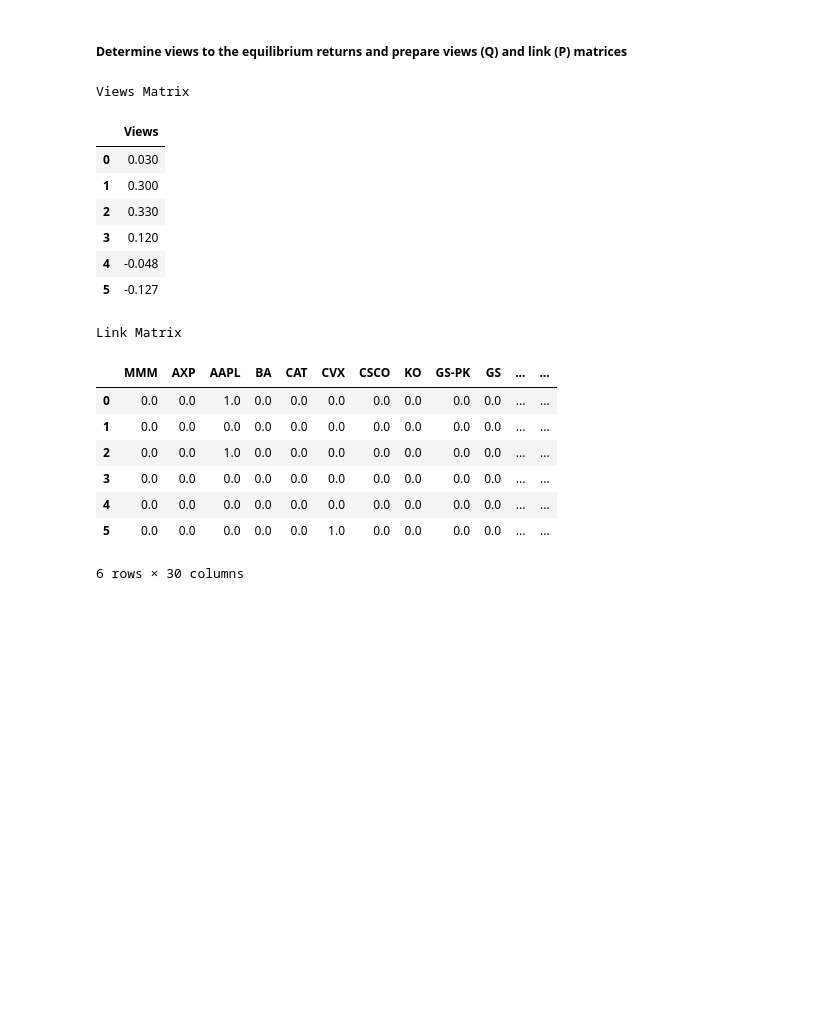
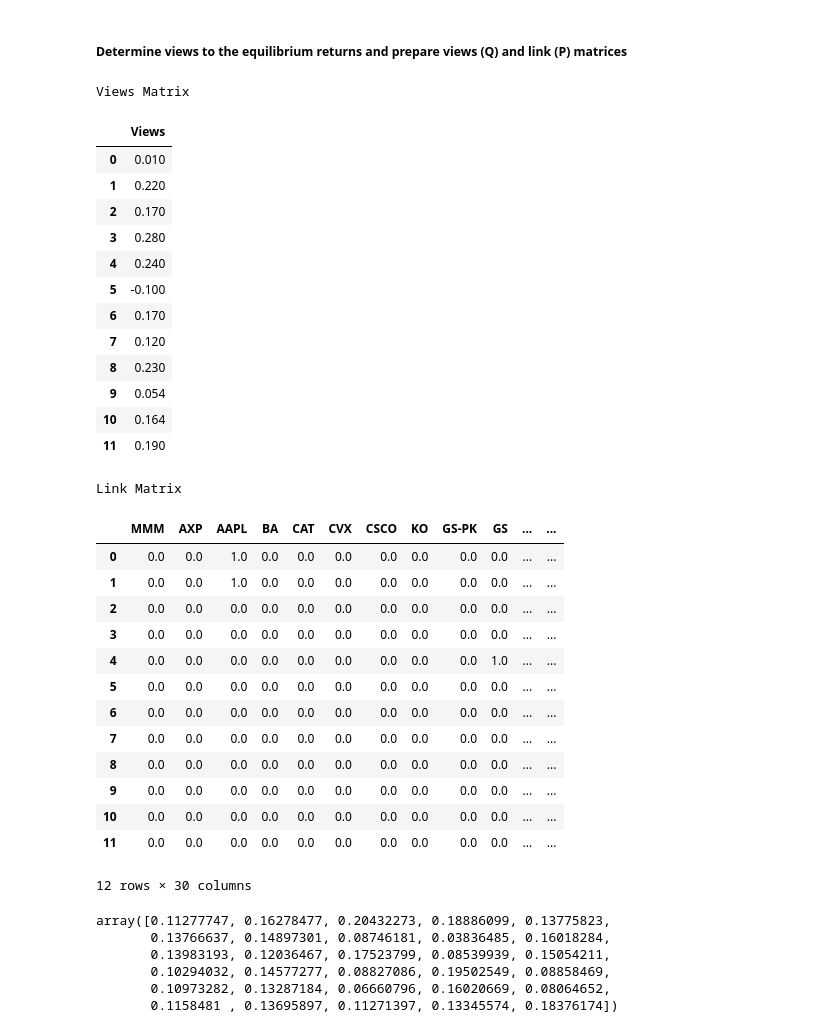
Before and after one commit to ps1899/Portfolio_Optimization-Black_Litterman, a Jupyter notebook: bl.ipynb, the cells around one changed output. Cells and saved outputs as stored; diff of their text form; code cells hidden in the pictures; blank space fills up the shorter version.

```diff
--- a/bl.ipynb
+++ b/bl.ipynb
@@ -286,3 +392,16 @@ y
+# %%
+def get_absolute_views(latest_prices):
+    latest_prices = pd.DataFrame(latest_prices).T
+    latest_prices = latest_prices.pct_change()
+    views_returns = ((1 + np.mean(latest_prices, axis=0)) ** 252)-1
+
+    absolute_views = []
+    for i in range(len(views_returns)):
+        absolute_views.append((stocks_list[i], views_returns[i]))
+
+    return absolute_views
+# %%
+absolute_views = get_absolute_views(latest_prices)
 # %%
 def create_views_and_link_matrix(names, relative_views, absolute_views):
     r, a, c = len(relative_views), len(absolute_views), len(names)
@@ -292,53 +411,82 @@ def create_views_and_link_matrix(names, relative_views, absolute_views):
             Q.append(i[1]);
     P = np.zeros([r+a, c])
     nameToIndex = dict()
     for i, n in enumerate(names):
         nameToIndex[n] = i
     for i, v in enumerate(relative_views):
         name1, name2 = relative_views[i][0], relative_views[i][2]
         P[i, nameToIndex[name1]] = +1 if relative_views[i][1] == '>' else -1
         P[i, nameToIndex[name2]] = -1 if relative_views[i][1] == '>' else +1
     for i, v in enumerate(absolute_views):
         name  = absolute_views[i][0]
         P[i+r, nameToIndex[name]] += 1
     return np.array(Q), P
 
 
 
-relative_views = [('AAPL', '>', 'MSFT', 0.03)]
+relative_views = [('AAPL', '>', 'MSFT', 0.01)]
 
-absolute_views = [('MSFT', 0.30),
-                    ('AAPL', 0.33),
-                    ('MCD', 0.12),
-                    ('JPM', -0.048),
-                    ('CVX', -0.127,
-                     ('NKE', 0.051))]
+absolute_views_1 = [
+                    ('AAPL', 0.22),
+                    ('CRM', 0.17),
+                    ('DIS', 0.28),
+                    ('GS', 0.24),
+                    ('JNJ', -0.1),
+                    ('JPM', 0.17),
+                    ('MRK', 0.12),
+                    ('MSFT', 0.23),
+                    ('PG', 0.054),
+                    ('UNH', 0.164),
+                    ('V', 0.19)
+                    ]
 
-Q, P = create_views_and_link_matrix(names, relative_views, absolute_views)
+
+Q, P = create_views_and_link_matrix(names, relative_views, absolute_views_1)
 print('Views Matrix')
 display(pd.DataFrame({'Views':Q}))
 print('Link Matrix')
 P = pd.DataFrame(P)
 P.columns = stocks_list
 display(P)
 # %% [output]
 Views Matrix
 |  | Views |
-| 0 | 0.030 |
-| 1 | 0.300 |
-| 2 | 0.330 |
-| 3 | 0.120 |
-| 4 | -0.048 |
-| 5 | -0.127 |
+| 0 | 0.010 |
+| 1 | 0.220 |
+| 2 | 0.170 |
+| 3 | 0.280 |
+| 4 | 0.240 |
+| 5 | -0.100 |
+| 6 | 0.170 |
+| 7 | 0.120 |
+| 8 | 0.230 |
+| 9 | 0.054 |
+| 10 | 0.164 |
+| 11 | 0.190 |
 Link Matrix
 |  | MMM | AXP | AAPL | BA | CAT | CVX | CSCO | KO | GS-PK | GS | ... | ... |
 | 0 | 0.0 | 0.0 | 1.0 | 0.0 | 0.0 | 0.0 | 0.0 | 0.0 | 0.0 | 0.0 | ... | ... |
-| 1 | 0.0 | 0.0 | 0.0 | 0.0 | 0.0 | 0.0 | 0.0 | 0.0 | 0.0 | 0.0 | ... | ... |
-| 2 | 0.0 | 0.0 | 1.0 | 0.0 | 0.0 | 0.0 | 0.0 | 0.0 | 0.0 | 0.0 | ... | ... |
+| 1 | 0.0 | 0.0 | 1.0 | 0.0 | 0.0 | 0.0 | 0.0 | 0.0 | 0.0 | 0.0 | ... | ... |
+| 2 | 0.0 | 0.0 | 0.0 | 0.0 | 0.0 | 0.0 | 0.0 | 0.0 | 0.0 | 0.0 | ... | ... |
 | 3 | 0.0 | 0.0 | 0.0 | 0.0 | 0.0 | 0.0 | 0.0 | 0.0 | 0.0 | 0.0 | ... | ... |
-| 4 | 0.0 | 0.0 | 0.0 | 0.0 | 0.0 | 0.0 | 0.0 | 0.0 | 0.0 | 0.0 | ... | ... |
-| 5 | 0.0 | 0.0 | 0.0 | 0.0 | 0.0 | 1.0 | 0.0 | 0.0 | 0.0 | 0.0 | ... | ... |
+| 4 | 0.0 | 0.0 | 0.0 | 0.0 | 0.0 | 0.0 | 0.0 | 0.0 | 0.0 | 1.0 | ... | ... |
+| 5 | 0.0 | 0.0 | 0.0 | 0.0 | 0.0 | 0.0 | 0.0 | 0.0 | 0.0 | 0.0 | ... | ... |
+| 6 | 0.0 | 0.0 | 0.0 | 0.0 | 0.0 | 0.0 | 0.0 | 0.0 | 0.0 | 0.0 | ... | ... |
+| 7 | 0.0 | 0.0 | 0.0 | 0.0 | 0.0 | 0.0 | 0.0 | 0.0 | 0.0 | 0.0 | ... | ... |
+| 8 | 0.0 | 0.0 | 0.0 | 0.0 | 0.0 | 0.0 | 0.0 | 0.0 | 0.0 | 0.0 | ... | ... |
+| 9 | 0.0 | 0.0 | 0.0 | 0.0 | 0.0 | 0.0 | 0.0 | 0.0 | 0.0 | 0.0 | ... | ... |
+| 10 | 0.0 | 0.0 | 0.0 | 0.0 | 0.0 | 0.0 | 0.0 | 0.0 | 0.0 | 0.0 | ... | ... |
+| 11 | 0.0 | 0.0 | 0.0 | 0.0 | 0.0 | 0.0 | 0.0 | 0.0 | 0.0 | 0.0 | ... | ... |
-6 rows × 30 columns
+12 rows × 30 columns
+# %%
+Pi
+# %% [output]
+array([0.11277747, 0.16278477, 0.20432273, 0.18886099, 0.13775823,
+       0.13766637, 0.14897301, 0.08746181, 0.03836485, 0.16018284,
+       0.13983193, 0.12036467, 0.17523799, 0.08539939, 0.15054211,
+       0.10294032, 0.14577277, 0.08827086, 0.19502549, 0.08858469,
+       0.10973282, 0.13287184, 0.06660796, 0.16020669, 0.08064652,
+       0.1158481 , 0.13695897, 0.11271397, 0.13345574, 0.18376174])
 # %%
 tau = 0.025  # scaling factor
 
```
Also changed, not shown: parts of 27 cells of this notebook.
